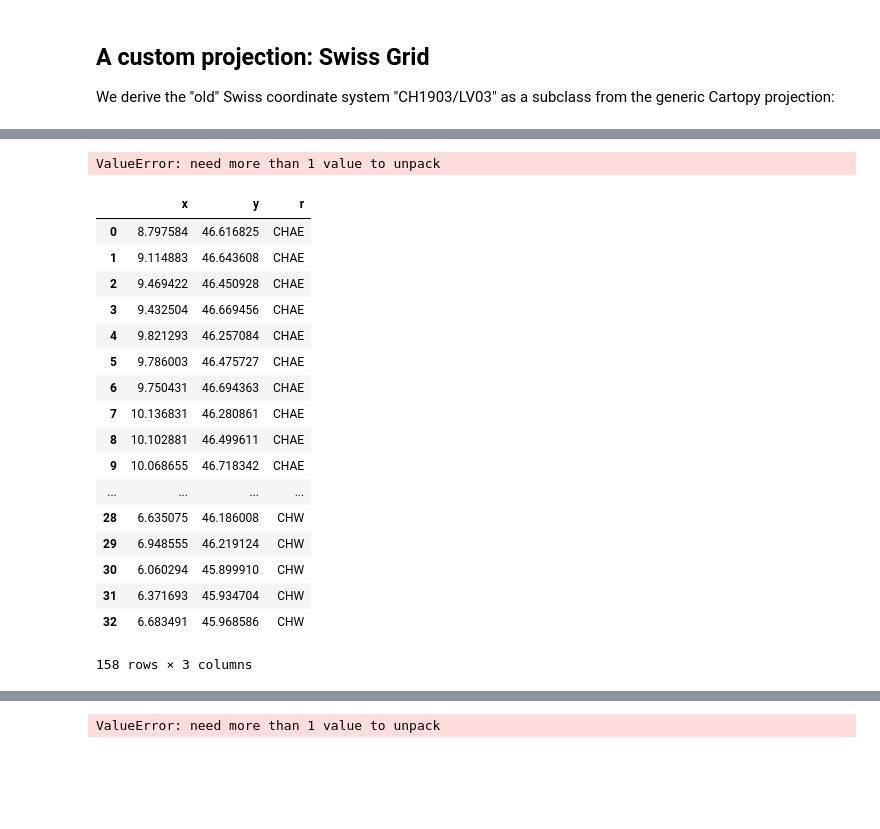
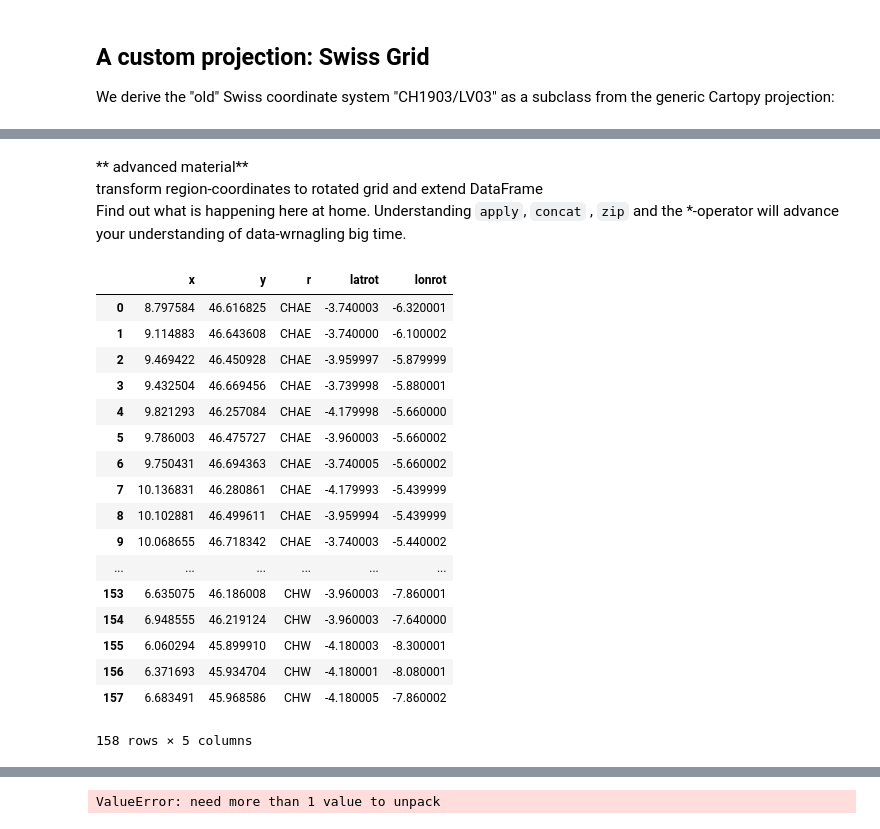
Before and after one commit to hvwaldow/pyws-BE-15-2-26, a Jupyter notebook: ex5/lecture5.ipynb, the cells around one changed output, grey strips where cells are left out. Drawn from its saved outputs; the diff is of its cells as text; code cells hidden in the pictures; blank space fills up the shorter version.

```diff
--- a/ex5/lecture5.ipynb
+++ b/ex5/lecture5.ipynb
@@ -229,5 +244,7 @@ def mkregiondf():
     for r in ["CHAE", "CHAW", "CHNE", "CHS", "CHW"]:
         d1 = pd.DataFrame.from_csv(r + ".csv", header=0, index_col=None)
         d1 = pd.concat([d1, pd.DataFrame({"r": np.repeat(r, d1.shape[0])})], axis=1)
-        d = pd.concat([d, d1], axis=0)
+        d = pd.concat([d, d1], axis=0, ignore_index=True)
     return(d)
+dreg = mkregiondf()
+dreg
@@ -234,33 +270,30 @@ def mkregiondf():
-# %%
-# find corresponding rlon, rlat
-dreg = mkregiondf()
-d = pd.DataFrame()
-for idx, z in dreg.iterrows():
-    x, y, r = z
-    ryidx, rxidx = np.where(np.min(abs(lon - x)) == absrlon - x))
-    ry = rlat[ryidx]
-    rx = rlon[rxidx]
-    d = pd.concat([d, pd.DataFrame({"rx": [rx[0]], "ry": [ry[0]]})], axis=0)
-# %% [output]
-ValueError: need more than 1 value to unpack
-# %%
-dreg
-# %% [output]
-|  | x | y | r |
-| 0 | 8.797584 | 46.616825 | CHAE |
-| 1 | 9.114883 | 46.643608 | CHAE |
-| 2 | 9.469422 | 46.450928 | CHAE |
-| 3 | 9.432504 | 46.669456 | CHAE |
-| 4 | 9.821293 | 46.257084 | CHAE |
-| 5 | 9.786003 | 46.475727 | CHAE |
-| 6 | 9.750431 | 46.694363 | CHAE |
-| 7 | 10.136831 | 46.280861 | CHAE |
-| 8 | 10.102881 | 46.499611 | CHAE |
-| 9 | 10.068655 | 46.718342 | CHAE |
-| ... | ... | ... | ... |
-| 28 | 6.635075 | 46.186008 | CHW |
-| 29 | 6.948555 | 46.219124 | CHW |
-| 30 | 6.060294 | 45.899910 | CHW |
-| 31 | 6.371693 | 45.934704 | CHW |
-| 32 | 6.683491 | 45.968586 | CHW |
-158 rows × 3 columns
+# %% [markdown]
+** advanced material**<br>
+transform region-coordinates to rotated grid and extend DataFrame<br>
+Find out what is happening here at home. Understanding `apply`, `concat` , `zip` and the \*-operator will advance your understanding of data-wrnagling big time.
+# %%
+# transform points to rotated grid and extend DataFrame
+
+rot1 = dreg.iloc[:,0:2].apply(lambda x: ensemblesgrid.transform_point(x[0], x[1], geo ), axis = 1)
+rot2 = pd.DataFrame(dict(zip(["lonrot", "latrot"], zip(*rot1))))
+dreg = pd.concat([dreg, rot2], axis=1)
+dreg
+# %% [output]
+|  | x | y | r | latrot | lonrot |
+| 0 | 8.797584 | 46.616825 | CHAE | -3.740003 | -6.320001 |
+| 1 | 9.114883 | 46.643608 | CHAE | -3.740000 | -6.100002 |
+| 2 | 9.469422 | 46.450928 | CHAE | -3.959997 | -5.879999 |
+| 3 | 9.432504 | 46.669456 | CHAE | -3.739998 | -5.880001 |
+| 4 | 9.821293 | 46.257084 | CHAE | -4.179998 | -5.660000 |
+| 5 | 9.786003 | 46.475727 | CHAE | -3.960003 | -5.660002 |
+| 6 | 9.750431 | 46.694363 | CHAE | -3.740005 | -5.660002 |
+| 7 | 10.136831 | 46.280861 | CHAE | -4.179993 | -5.439999 |
+| 8 | 10.102881 | 46.499611 | CHAE | -3.959994 | -5.439999 |
+| 9 | 10.068655 | 46.718342 | CHAE | -3.740003 | -5.440002 |
+| ... | ... | ... | ... | ... | ... |
+| 153 | 6.635075 | 46.186008 | CHW | -3.960003 | -7.860001 |
+| 154 | 6.948555 | 46.219124 | CHW | -3.960003 | -7.640000 |
+| 155 | 6.060294 | 45.899910 | CHW | -4.180003 | -8.300001 |
+| 156 | 6.371693 | 45.934704 | CHW | -4.180001 | -8.080001 |
+| 157 | 6.683491 | 45.968586 | CHW | -4.180005 | -7.860002 |
+158 rows × 5 columns
```
Also changed, not shown: parts of 10 cells of this notebook.
